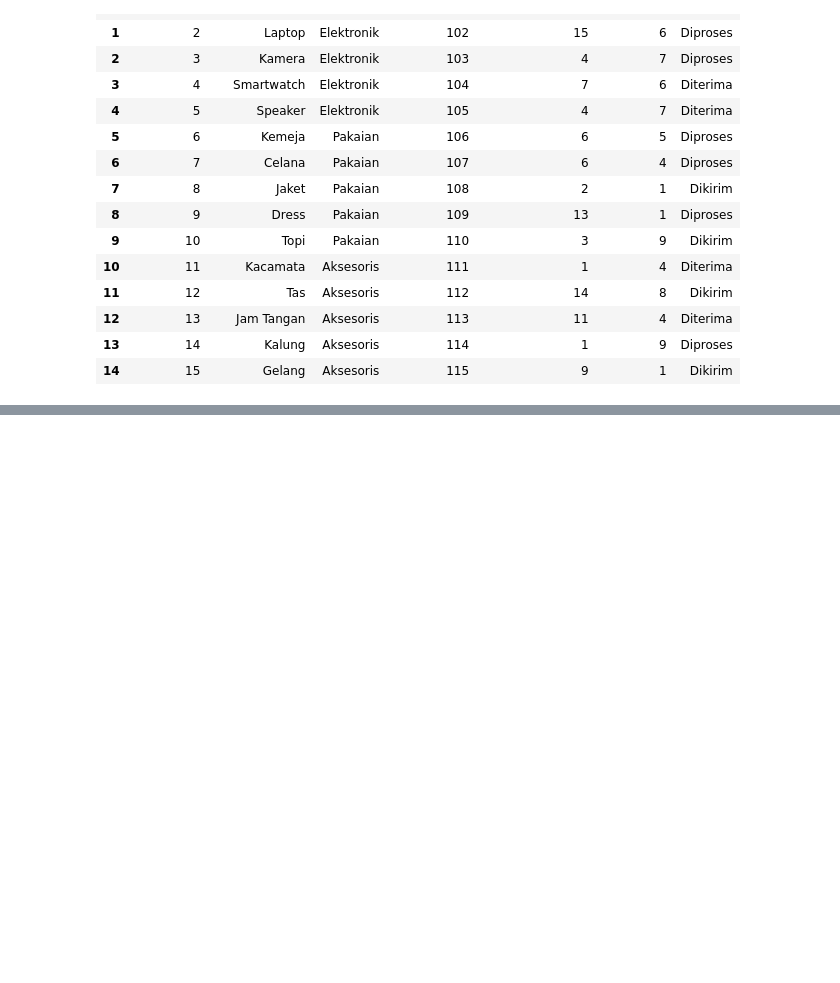
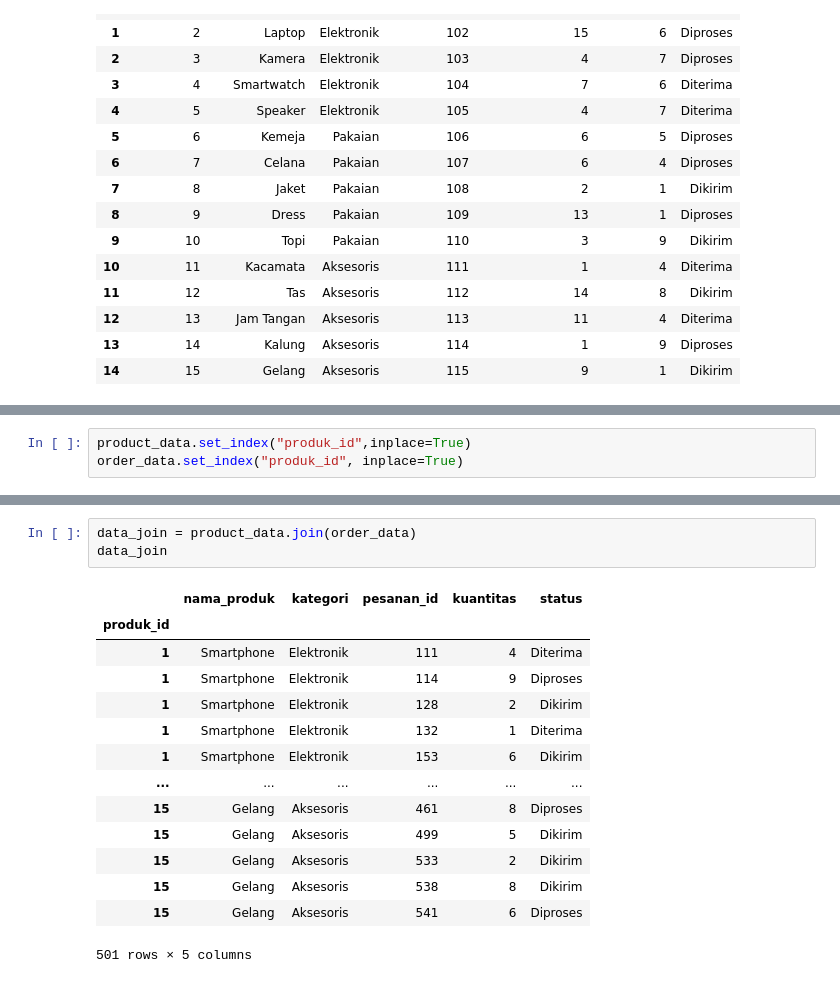
Before and after one commit to atsbitiman/python-data-analysis, a Jupyter notebook: data-manipulation/join/join.ipynb, the cells around one changed output, grey strips where cells are left out. Saved outputs shown, nothing was run; the diff lists cells and outputs as text; blank space fills up the shorter version.

```diff
--- a/data-manipulation/join/join.ipynb
+++ b/data-manipulation/join/join.ipynb
@@ -80,0 +95,3 @@ data_join
+# %%
+product_data.set_index("produk_id",inplace=True)
+order_data.set_index("produk_id", inplace=True)
@@ -80,0 +135,18 @@ data_join
+# %%
+data_join = product_data.join(order_data)
+data_join
+# %% [output]
+|  | nama_produk | kategori | pesanan_id | kuantitas | status |
+| produk_id |  |  |  |  |  |
+| 1 | Smartphone | Elektronik | 111 | 4 | Diterima |
+| 1 | Smartphone | Elektronik | 114 | 9 | Diproses |
+| 1 | Smartphone | Elektronik | 128 | 2 | Dikirim |
+| 1 | Smartphone | Elektronik | 132 | 1 | Diterima |
+| 1 | Smartphone | Elektronik | 153 | 6 | Dikirim |
+| ... | ... | ... | ... | ... | ... |
+| 15 | Gelang | Aksesoris | 461 | 8 | Diproses |
+| 15 | Gelang | Aksesoris | 499 | 5 | Dikirim |
+| 15 | Gelang | Aksesoris | 533 | 2 | Dikirim |
+| 15 | Gelang | Aksesoris | 538 | 8 | Dikirim |
+| 15 | Gelang | Aksesoris | 541 | 6 | Diproses |
+501 rows × 5 columns
```
Also changed, not shown: parts of 3 cells of this notebook, 9 other files.
